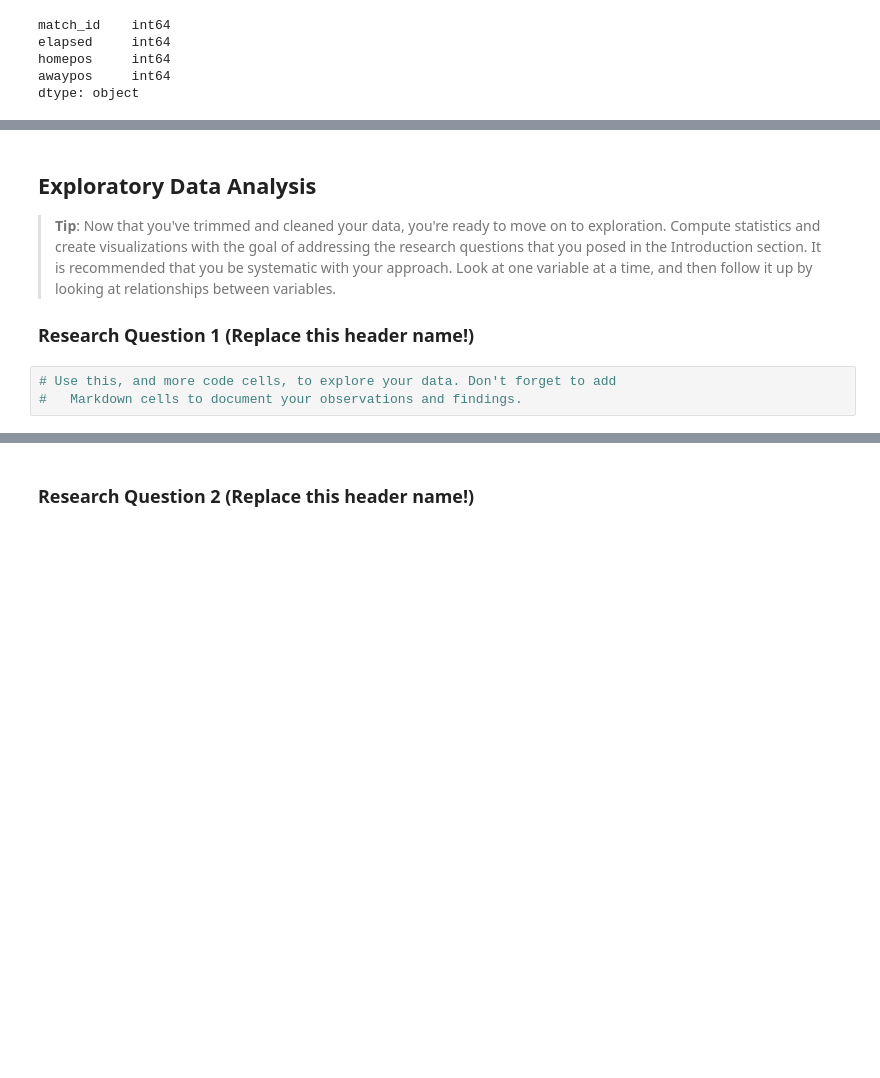
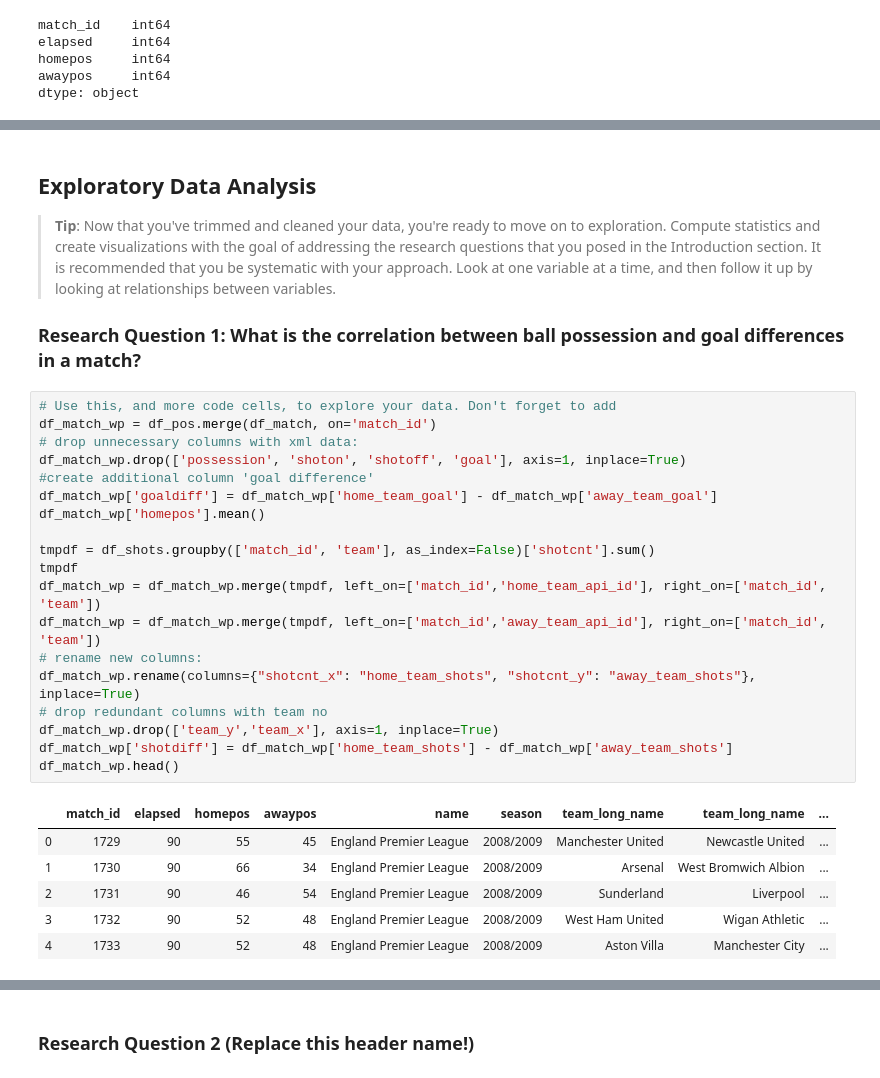
Before and after one commit to normannexo/jupyter_data_science, a Jupyter notebook: Soccer project.ipynb, the cells around one changed output, grey strips where cells are left out. Cells and saved outputs as stored; diff of their text form; blank space fills up the shorter version.

```diff
--- a/Soccer project.ipynb
+++ b/Soccer project.ipynb
@@ -211,7 +245,30 @@ dtype: int64
 
 > **Tip**: Now that you've trimmed and cleaned your data, you're ready to move on to exploration. Compute statistics and create visualizations with the goal of addressing the research questions that you posed in the Introduction section. It is recommended that you be systematic with your approach. Look at one variable at a time, and then follow it up by looking at relationships between variables.
 
-### Research Question 1 (Replace this header name!)
+### Research Question 1: What is the correlation between ball possession and goal differences in a match?
-# %%
-# Use this, and more code cells, to explore your data. Don't forget to add
-#   Markdown cells to document your observations and findings.
+# %%
+# Use this, and more code cells, to explore your data. Don't forget to add
+df_match_wp = df_pos.merge(df_match, on='match_id')
+# drop unnecessary columns with xml data:
+df_match_wp.drop(['possession', 'shoton', 'shotoff', 'goal'], axis=1, inplace=True)
+#create additional column 'goal difference'
+df_match_wp['goaldiff'] = df_match_wp['home_team_goal'] - df_match_wp['away_team_goal']
+df_match_wp['homepos'].mean()
+
+tmpdf = df_shots.groupby(['match_id', 'team'], as_index=False)['shotcnt'].sum()
+tmpdf
+df_match_wp = df_match_wp.merge(tmpdf, left_on=['match_id','home_team_api_id'], right_on=['match_id', 'team'])
+df_match_wp = df_match_wp.merge(tmpdf, left_on=['match_id','away_team_api_id'], right_on=['match_id', 'team'])
+# rename new columns:
+df_match_wp.rename(columns={"shotcnt_x": "home_team_shots", "shotcnt_y": "away_team_shots"}, inplace=True)
+# drop redundant columns with team no
+df_match_wp.drop(['team_y','team_x'], axis=1, inplace=True)
+df_match_wp['shotdiff'] = df_match_wp['home_team_shots'] - df_match_wp['away_team_shots']
+df_match_wp.head()
+# %% [output]
+|  | match_id | elapsed | homepos | awaypos | name | season | team_long_name | team_long_name | ... |
+| 0 | 1729 | 90 | 55 | 45 | England Premier League | 2008/2009 | Manchester United | Newcastle United | ... |
+| 1 | 1730 | 90 | 66 | 34 | England Premier League | 2008/2009 | Arsenal | West Bromwich Albion | ... |
+| 2 | 1731 | 90 | 46 | 54 | England Premier League | 2008/2009 | Sunderland | Liverpool | ... |
+| 3 | 1732 | 90 | 52 | 48 | England Premier League | 2008/2009 | West Ham United | Wigan Athletic | ... |
+| 4 | 1733 | 90 | 52 | 48 | England Premier League | 2008/2009 | Aston Villa | Manchester City | ... |
```
Also changed, not shown: parts of 13 cells of this notebook.
